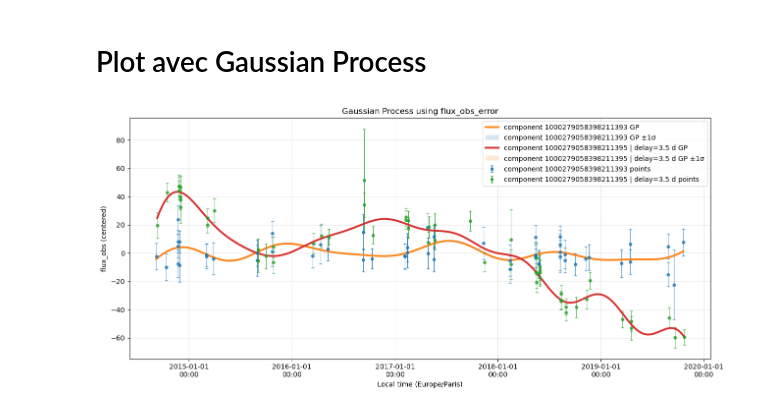
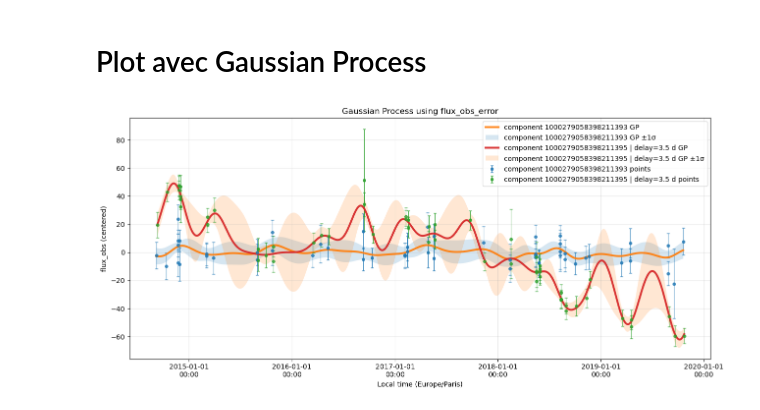
Before and after one commit to Putofsky/TiLDe, a Jupyter notebook: NoteBooks/ShowOff.ipynb, the cells around one changed output. Cells and saved outputs as stored; diff of their text form; code cells hidden in the pictures.

```diff
--- a/NoteBooks/ShowOff.ipynb
+++ b/NoteBooks/ShowOff.ipynb
@@ -67,26 +67,26 @@ plt.show()
 # %%
 fig, ax = Plot.plot_lens_components_gp(
     data_path,
     lens_component_ids=[id1, id2],
 
     y_col="flux_obs",
     yerr_col="flux_obs_error",
     y_mode="centered",
 
     time_delay_by_component={
         str(id1): 0.0,
         str(id2): 3.5,
     },
 
-    gp_length_scale_days=180.0,
-    gp_error_scale=0.1,
+    gp_length_scale_days=40.0,
+    gp_error_scale=1,
     gp_show_uncertainty=True,
     gp_fixed_kernel=True,
 
     figsize=(13, 6),
     title="Gaussian Process using flux_obs_error",
 )
 
 plt.show()
 # %% [output]
-[figure, old version]
+[figure, new version]
```
Also changed, not shown: 1 other file.
